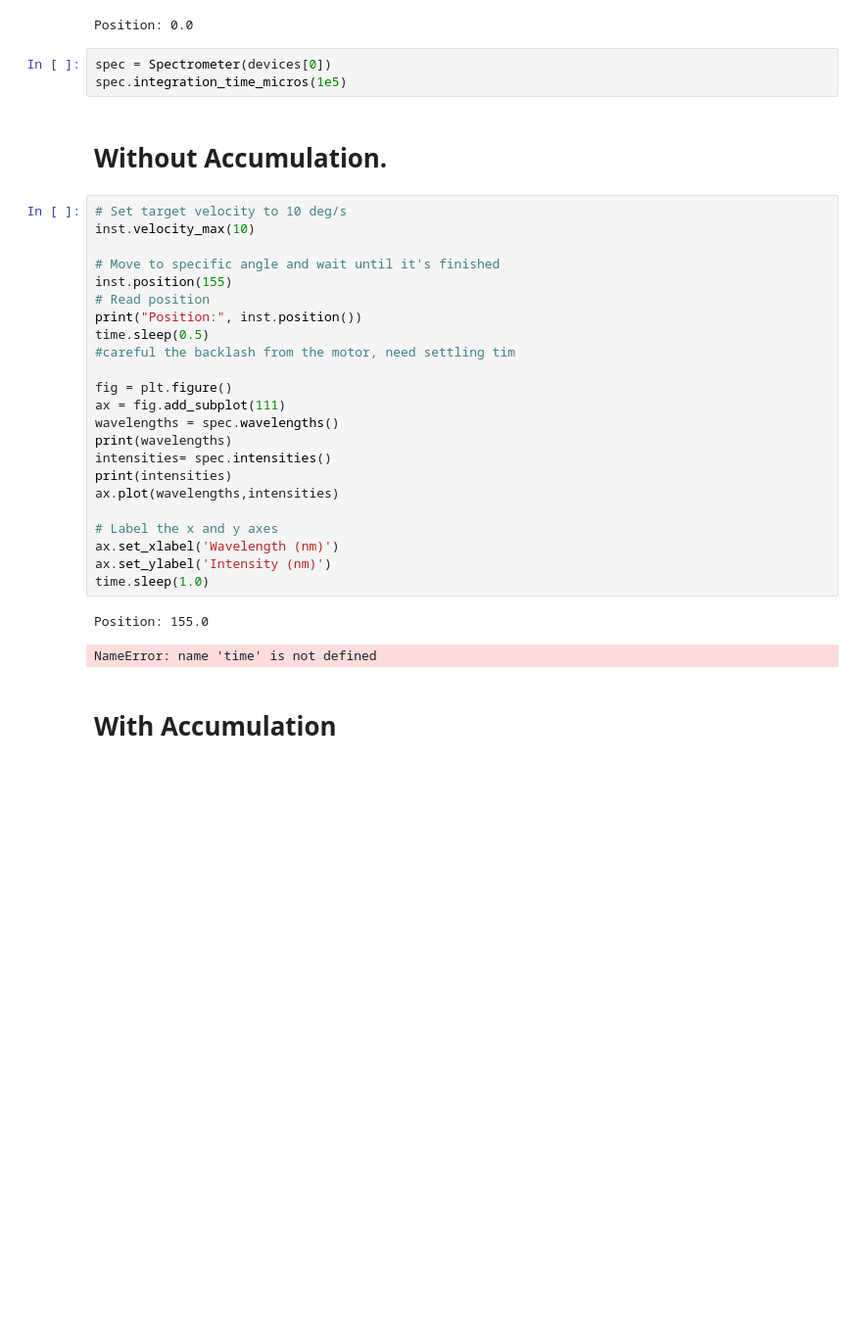
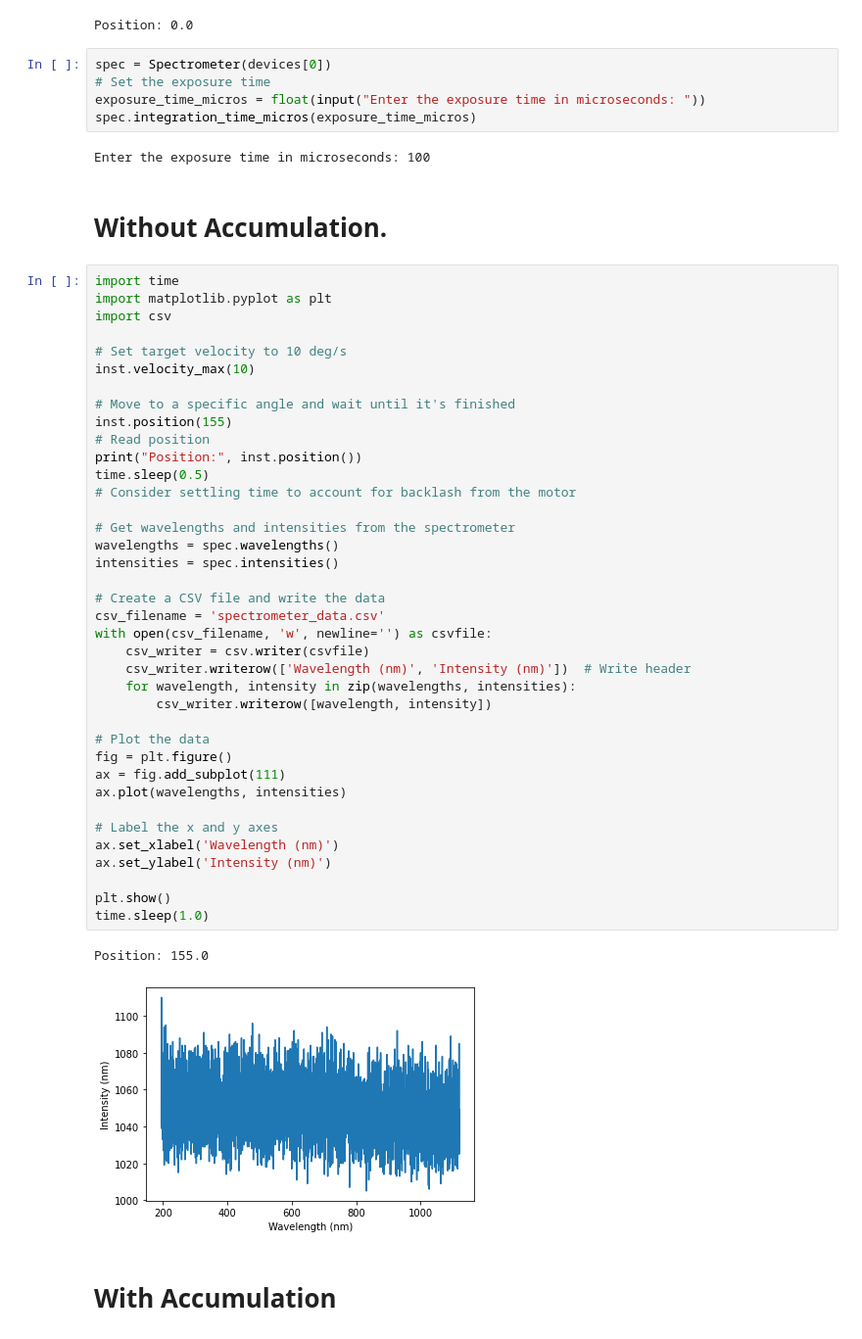
Before and after one commit to naqeeb2710/AdvanceOpticalTechnology, a Jupyter notebook: main.ipynb, the cells around one changed output. Shown at 98% size. Saved outputs shown, nothing was run; the diff lists cells and outputs as text; blank space fills up the shorter version.

Commit message:
spectrometer can read data and save into csvfile

```diff
--- a/main.ipynb
+++ b/main.ipynb
@@ -30,35 +32,54 @@ print("Position:", inst.position())
 Position: 0.0
 # %%
 spec = Spectrometer(devices[0])
-spec.integration_time_micros(1e5)
+# Set the exposure time
+exposure_time_micros = float(input("Enter the exposure time in microseconds: "))
+spec.integration_time_micros(exposure_time_micros)
+# %% [output]
+Enter the exposure time in microseconds: 100
 # %% [markdown]
 # Without Accumulation.
 # %%
+import time
+import matplotlib.pyplot as plt
+import csv
+
 # Set target velocity to 10 deg/s
 inst.velocity_max(10)
 
-# Move to specific angle and wait until it's finished
+# Move to a specific angle and wait until it's finished
 inst.position(155)
 # Read position
 print("Position:", inst.position())
 time.sleep(0.5)
-#careful the backlash from the motor, need settling tim
+# Consider settling time to account for backlash from the motor
 
+# Get wavelengths and intensities from the spectrometer
+wavelengths = spec.wavelengths()
+intensities = spec.intensities()
+
+# Create a CSV file and write the data
+csv_filename = 'spectrometer_data.csv'
+with open(csv_filename, 'w', newline='') as csvfile:
+    csv_writer = csv.writer(csvfile)
+    csv_writer.writerow(['Wavelength (nm)', 'Intensity (nm)'])  # Write header
+    for wavelength, intensity in zip(wavelengths, intensities):
+        csv_writer.writerow([wavelength, intensity])
+
+# Plot the data
 fig = plt.figure()
 ax = fig.add_subplot(111)
-wavelengths = spec.wavelengths()
-print(wavelengths)
-intensities= spec.intensities()
-print(intensities)
-ax.plot(wavelengths,intensities)
+ax.plot(wavelengths, intensities)
 
 # Label the x and y axes
 ax.set_xlabel('Wavelength (nm)')
 ax.set_ylabel('Intensity (nm)')
+
+plt.show()
 time.sleep(1.0)
 # %% [output]
 Position: 155.0
-NameError: name 'time' is not defined
+[figure, added]
 # %% [markdown]
 # With Accumulation
 # %%
```
Also changed, not shown: parts of 10 cells of this notebook, 1 other file.
